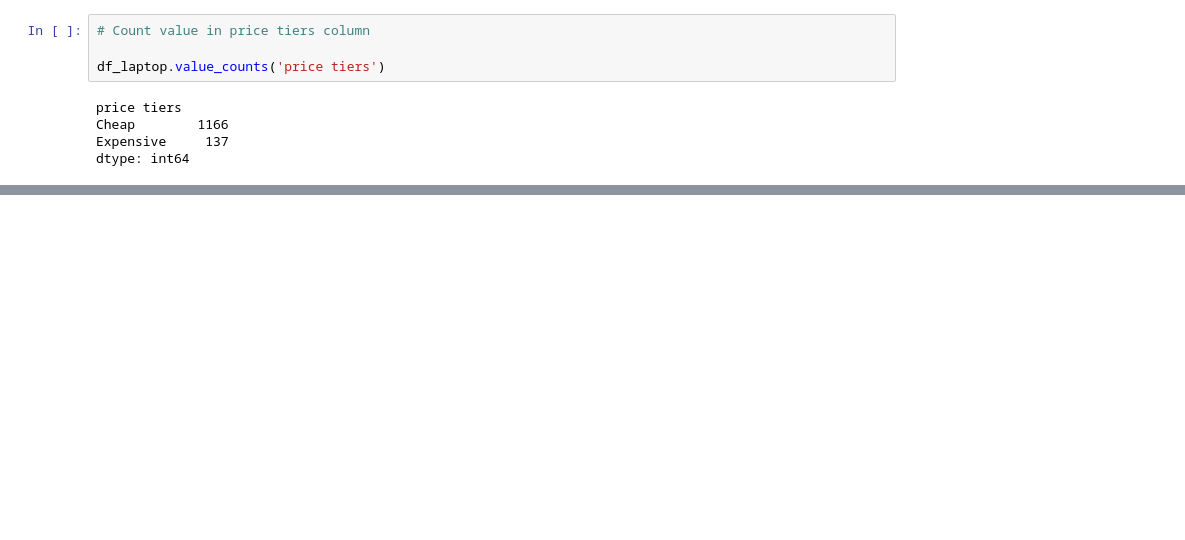
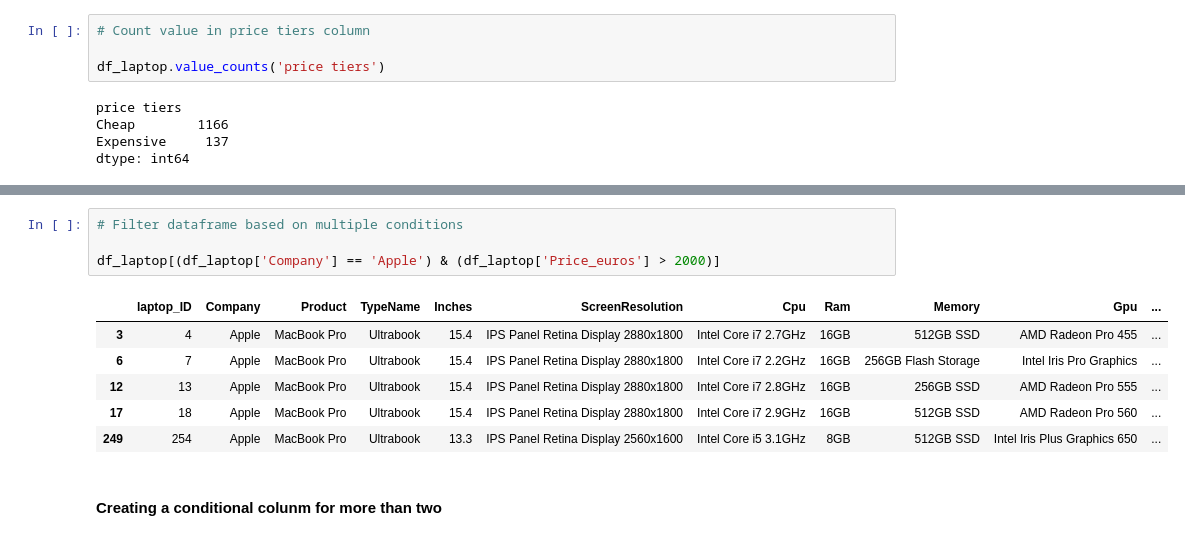
Before and after one commit to sanjula77/Data-Science, a Jupyter notebook: Filtering_Data.ipynb, the cells around one changed output, grey strips where cells are left out. Saved outputs shown, nothing was run; the diff lists cells and outputs as text; blank space fills up the shorter version.

```diff
--- a/Filtering_Data.ipynb
+++ b/Filtering_Data.ipynb
@@ -183,0 +203,13 @@ dtype: int64
+# %%
+# Filter dataframe based on multiple conditions
+
+df_laptop[(df_laptop['Company'] == 'Apple') & (df_laptop['Price_euros'] > 2000)]
+# %% [output]
+|  | laptop_ID | Company | Product | TypeName | Inches | ScreenResolution | Cpu | Ram | Memory | Gpu | ... |
+| 3 | 4 | Apple | MacBook Pro | Ultrabook | 15.4 | IPS Panel Retina Display 2880x1800 | Intel Core i7 2.7GHz | 16GB | 512GB SSD | AMD Radeon Pro 455 | ... |
+| 6 | 7 | Apple | MacBook Pro | Ultrabook | 15.4 | IPS Panel Retina Display 2880x1800 | Intel Core i7 2.2GHz | 16GB | 256GB Flash Storage | Intel Iris Pro Graphics | ... |
+| 12 | 13 | Apple | MacBook Pro | Ultrabook | 15.4 | IPS Panel Retina Display 2880x1800 | Intel Core i7 2.8GHz | 16GB | 256GB SSD | AMD Radeon Pro 555 | ... |
+| 17 | 18 | Apple | MacBook Pro | Ultrabook | 15.4 | IPS Panel Retina Display 2880x1800 | Intel Core i7 2.9GHz | 16GB | 512GB SSD | AMD Radeon Pro 560 | ... |
+| 249 | 254 | Apple | MacBook Pro | Ultrabook | 13.3 | IPS Panel Retina Display 2560x1600 | Intel Core i5 3.1GHz | 8GB | 512GB SSD | Intel Iris Plus Graphics 650 | ... |
+# %% [markdown]
+#### Creating a conditional colunm for more than two
```
Also changed, not shown: parts of 18 cells of this notebook.
